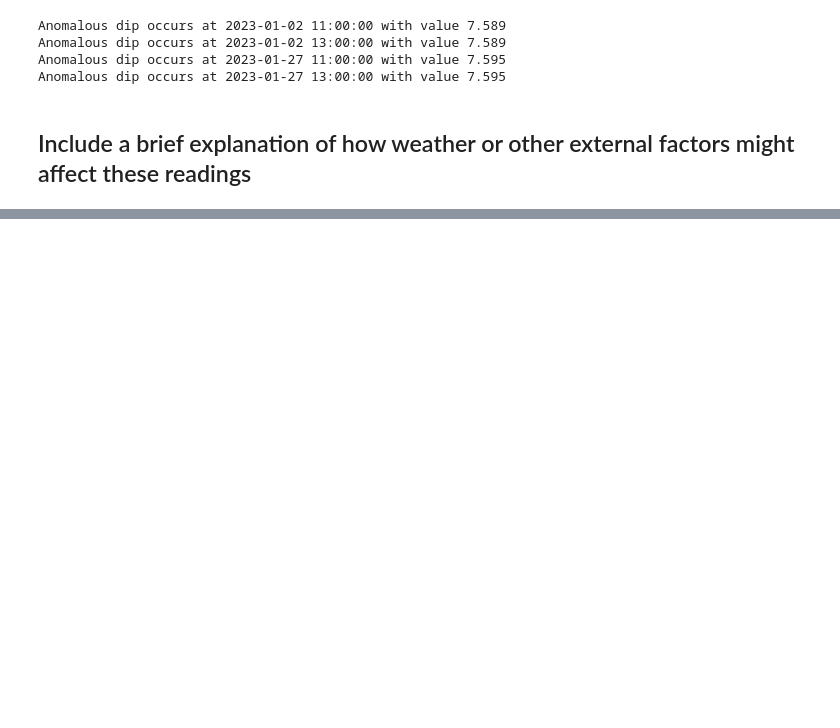
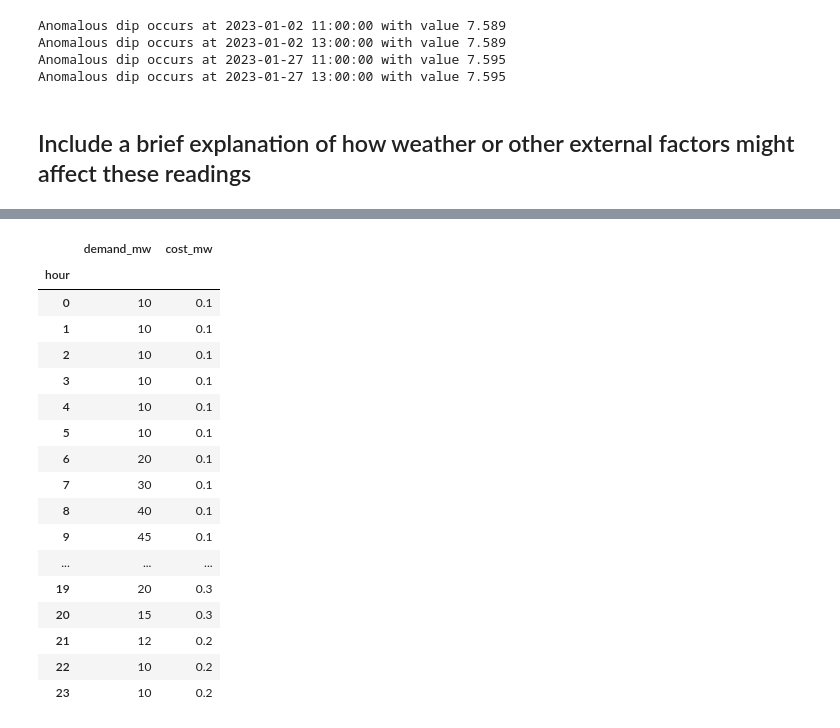
Before and after one commit to zoemcbride/energy-data-lab, a Jupyter notebook: practice_interview_questions.ipynb, the cells around one changed output, grey strips where cells are left out. Drawn from its saved outputs; the diff is of its cells as text; code cells hidden in the pictures; blank space fills up the shorter version.

```diff
--- a/practice_interview_questions.ipynb
+++ b/practice_interview_questions.ipynb
@@ -109,0 +240,26 @@ Anomalous dip occurs at 2023-01-27 13:00:00 with value 7.595
+# %%
+# Combine load and cost dataframes
+load_cost = load_profile_df.copy()
+load_cost["cost_mw"] = cost_profile_df['cost_mw']
+load_cost.set_index("hour", inplace=True)
+
+load_cost
+# %% [output]
+|  | demand_mw | cost_mw |
+| hour |  |  |
+| 0 | 10 | 0.1 |
+| 1 | 10 | 0.1 |
+| 2 | 10 | 0.1 |
+| 3 | 10 | 0.1 |
+| 4 | 10 | 0.1 |
+| 5 | 10 | 0.1 |
+| 6 | 20 | 0.1 |
+| 7 | 30 | 0.1 |
+| 8 | 40 | 0.1 |
+| 9 | 45 | 0.1 |
+| ... | ... | ... |
+| 19 | 20 | 0.3 |
+| 20 | 15 | 0.3 |
+| 21 | 12 | 0.2 |
+| 22 | 10 | 0.2 |
+| 23 | 10 | 0.2 |
```
Also changed, not shown: parts of 12 cells of this notebook, 2 other files.
